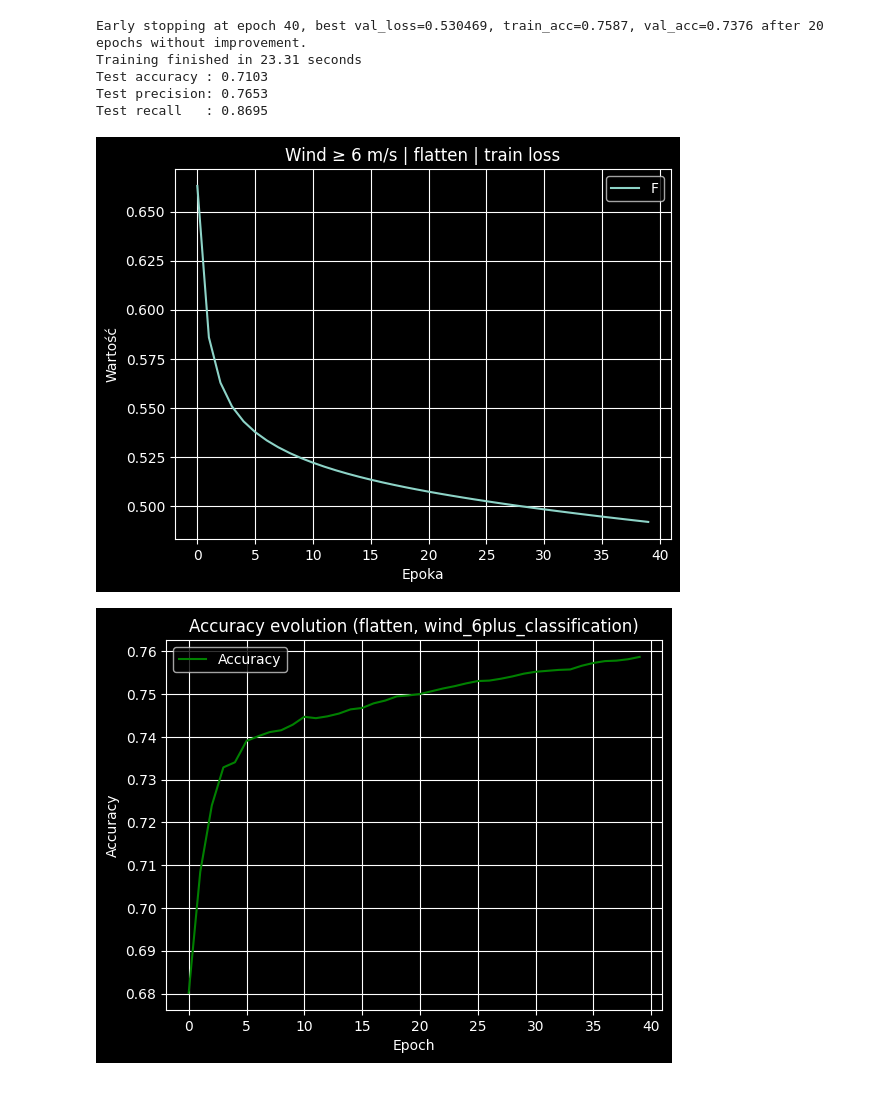
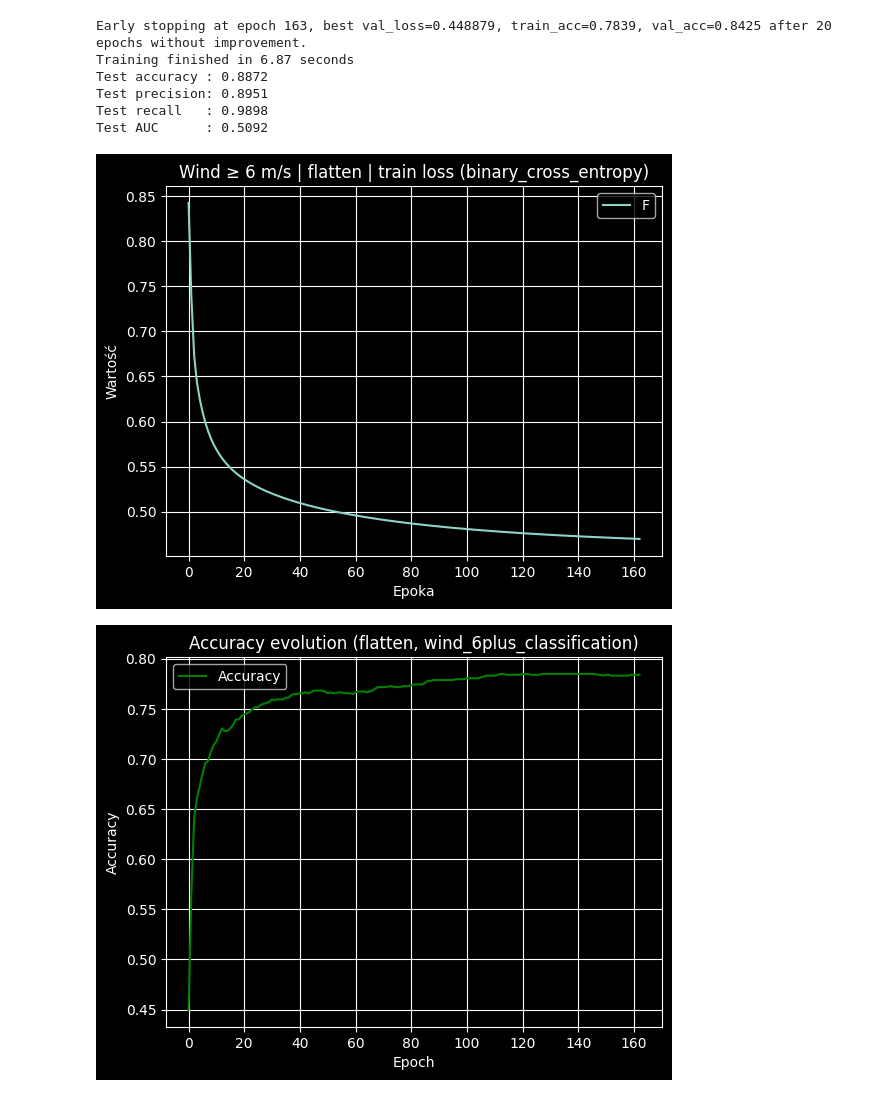
Before and after one commit to Mattioo7/weather-prediction-mlp, a Jupyter notebook: notebooks/4_wind_speed.ipynb, the cells around one changed output. Saved outputs shown, nothing was run; the diff lists cells and outputs as text; code cells hidden in the pictures.

Commit message:
Add util methods for score functions and plotting

```diff
--- a/notebooks/4_wind_speed.ipynb
+++ b/notebooks/4_wind_speed.ipynb
@@ -18,8 +18,8 @@ experiments = {
         "losses": ["binary_cross_entropy"],
         "activation": "gelu",
         # "activation": "sigmoid",
-        "learning_rate": 0.01,
-        "hidden_layers": [64, 64, 64, 64, 64],
+        "learning_rate": 0.008,
+        "hidden_layers": [64, 64],
         "epochs": [400],
         # "epochs": [20],
         "optimizer": "momentum",
@@ -64,7 +64,17 @@ base_cfg.aggregations = {
     "wind_direction": ["mean"],
 }
 
-base_cfg.cities = ["Vancouver", "Portland", "San Francisco", "Seattle", "Los Angeles", "San Diego", "Las Vegas"]
+# base_cfg.cities = [
+#     "Vancouver", "Portland", "San Francisco", "Seattle",
+#     "Phoenix", "Albuquerque", "Denver", "San Antonio", "Dallas", "Houston",
+#     "Kansas City", "Minneapolis", "Saint Louis", "Chicago", "Nashville",
+#     "Indianapolis", "Atlanta", "Detroit", "Jacksonville", "Charlotte",
+#     "Miami", "Pittsburgh", "Toronto", "Philadelphia", "New York",
+#     "Montreal", "Boston",
+    # "Beersheba", "Tel Aviv District", "Eilat", "Haifa", "Nahariyya", "Jerusalem"
+# ]
+# base_cfg.cities = ["Vancouver", "Portland", "San Francisco", "Seattle", "Los Angeles", "San Diego", "Las Vegas"]
+base_cfg.cities = ["Vancouver"]
 # %%
 # %pdb on
 
@@ -153,33 +163,41 @@ for mode in ["flatten"]:
                 # ===================== TEST EVALUATION =====================
                 y_pred = model.predict(X_test)
 
-                acc = np.mean(y_pred == y_test)
+                metrics = classification_report_binary(
+                    y_true=y_test,
+                    y_score=y_pred,
+                    threshold=exp.get("threshold", 0.5),
+                )
 
-                tp = np.sum((y_pred == 1) & (y_test == 1))
-                fp = np.sum((y_pred == 1) & (y_test == 0))
-                fn = np.sum((y_pred == 0) & (y_test == 1))
+                print(f"Test accuracy : {metrics['accuracy']:.4f}")
+                print(f"Test precision: {metrics['precision']:.4f}")
+                print(f"Test recall   : {metrics['recall']:.4f}")
+                # print(f"Test F1       : {metrics['f1']:.4f}")
+                print(f"Test AUC      : {metrics['auc']:.4f}")
 
-                precision = tp / (tp + fp + 1e-8)
-                recall = tp / (tp + fn + 1e-8)
-
-                print(f"Test accuracy : {acc:.4f}")
-                print(f"Test precision: {precision:.4f}")
-                print(f"Test recall   : {recall:.4f}")
-
-                results[mode][exp_name] = {
-                    "train_loss": history,
-                    "train_acc": acc_hist,
-                    "test_accuracy": acc,
-                    "test_precision": precision,
-                    "test_recall": recall,
-                }
+                # results[mode][exp_name] = {
+                #     "train_loss": history,
+                #     "train_acc": acc_hist,
+                #     "test_accuracy": acc,
+                #     "test_precision": precision,
+                #     "test_recall": recall,
+                # }
 
                 plot_loss(
                     history,
-                    title=f"Wind ≥ 6 m/s | {mode} | train loss"
+                    title=f"Wind ≥ 6 m/s | {mode} | train loss ({loss_name})"
                 )
 
-                plot_accuracy(acc_hist, title=f"Accuracy evolution ({mode}, {exp_name})")
+                plot_accuracy(
+                    acc_hist,
+                    title=f"Accuracy evolution ({mode}, {exp_name})"
+                )
+
+                plot_roc_auc(
+                    y_true=y_test,
+                    y_score=y_pred,
+                    title=f"ROC – Wind ≥ 6 m/s ({mode})"
+                )
 
 # %pdb off
 # %% [output]
@@ -191,8 +209,9 @@ Layer sizes: [39, 64, 64, 64, 64, 64, 1], Task: binary, Activation: gelu, Optimi
 >>> Version 16 (mini-batch + early stopping)...
-Early stopping at epoch 40, best val_loss=0.530469, train_acc=0.7587, val_acc=0.7376 after 20 epochs without improvement.
-Training finished in 23.31 seconds
-Test accuracy : 0.7103
-Test precision: 0.7653
-Test recall   : 0.8695
+Early stopping at epoch 163, best val_loss=0.448879, train_acc=0.7839, val_acc=0.8425 after 20 epochs without improvement.
+Training finished in 6.87 seconds
+Test accuracy : 0.8872
+Test precision: 0.8951
+Test recall   : 0.9898
+Test AUC      : 0.5092
-[figure, old version]
+[figure, new version]
-[figure, old version]
+[figure, new version]
```
Also changed, not shown: parts of 3 cells of this notebook, 3 other files.
